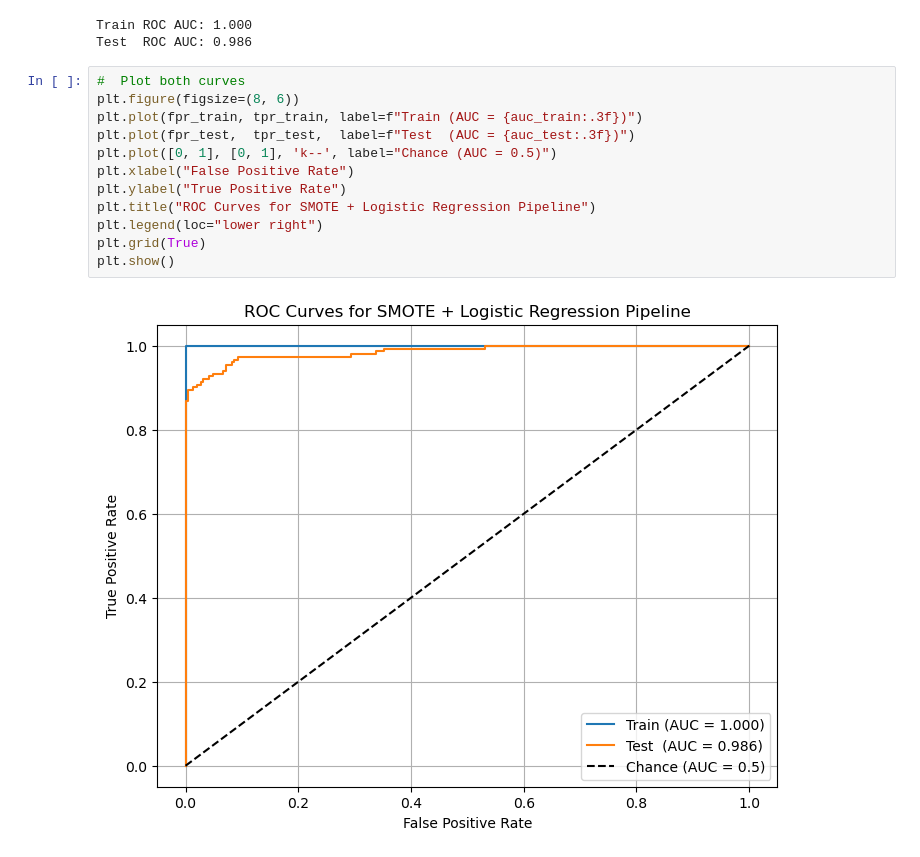
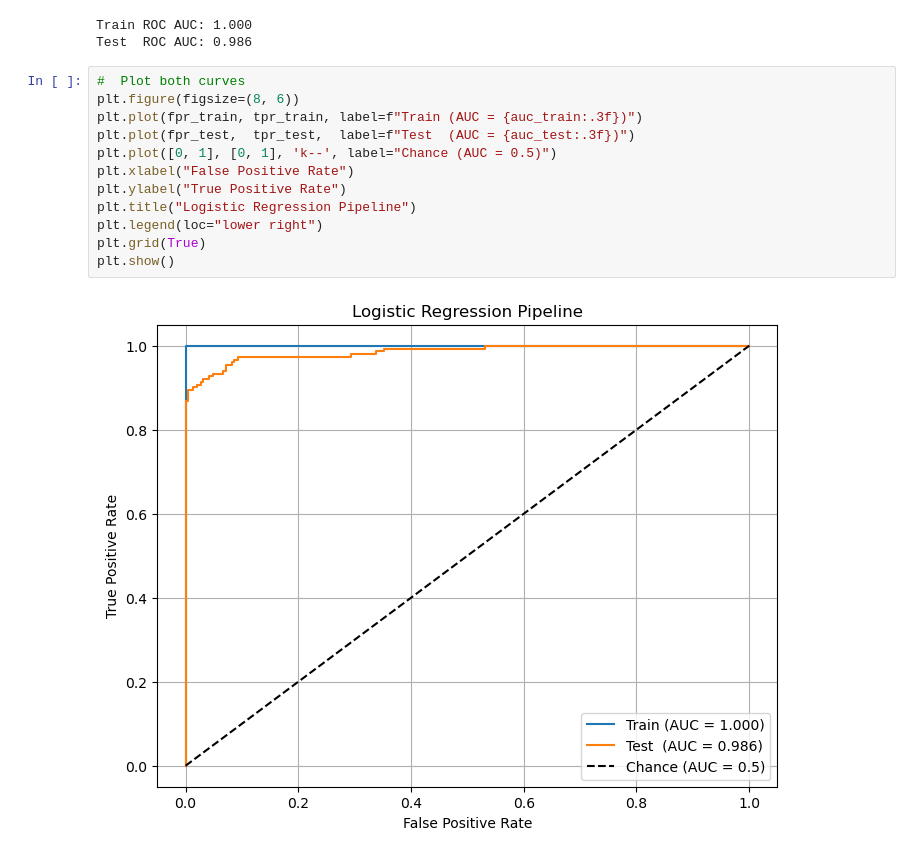
Before and after one commit to JordanGonzoactual/Hydraulic-Dataset, a Jupyter notebook: Models/model.ipynb, the cells around one changed output. Drawn from its saved outputs; the diff is of its cells as text.

Commit message:
changed plot title

```diff
--- a/Models/model.ipynb
+++ b/Models/model.ipynb
@@ -99,14 +99,14 @@ Test  ROC AUC: 0.986
 # %%
 #  Plot both curves
 plt.figure(figsize=(8, 6))
 plt.plot(fpr_train, tpr_train, label=f"Train (AUC = {auc_train:.3f})")
 plt.plot(fpr_test,  tpr_test,  label=f"Test  (AUC = {auc_test:.3f})")
 plt.plot([0, 1], [0, 1], 'k--', label="Chance (AUC = 0.5)")
 plt.xlabel("False Positive Rate")
 plt.ylabel("True Positive Rate")
-plt.title("ROC Curves for SMOTE + Logistic Regression Pipeline")
+plt.title("Logistic Regression Pipeline")
 plt.legend(loc="lower right")
 plt.grid(True)
 plt.show()
 # %% [output]
-[figure, old version]
+[figure, new version]
```
Also changed, not shown: parts of 1 cell of this notebook.
